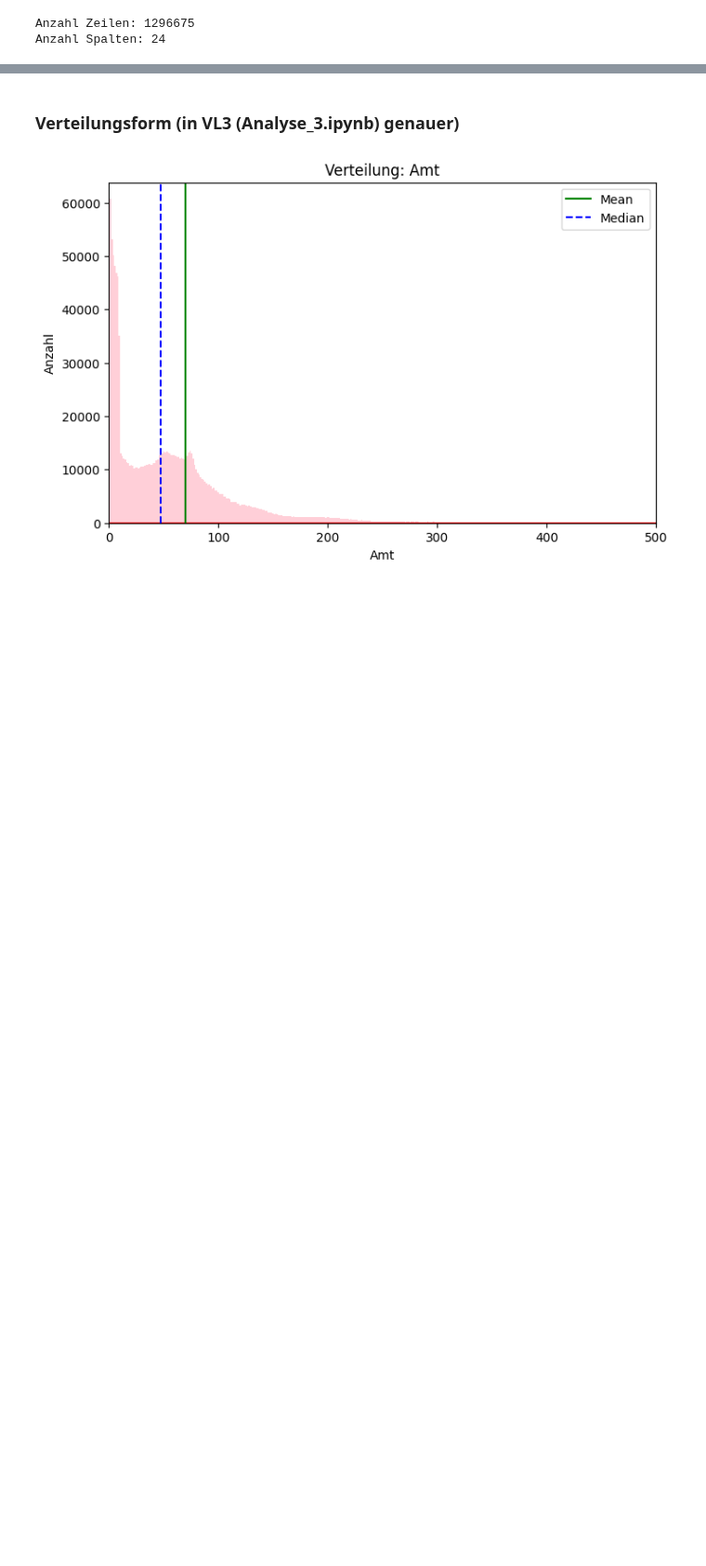
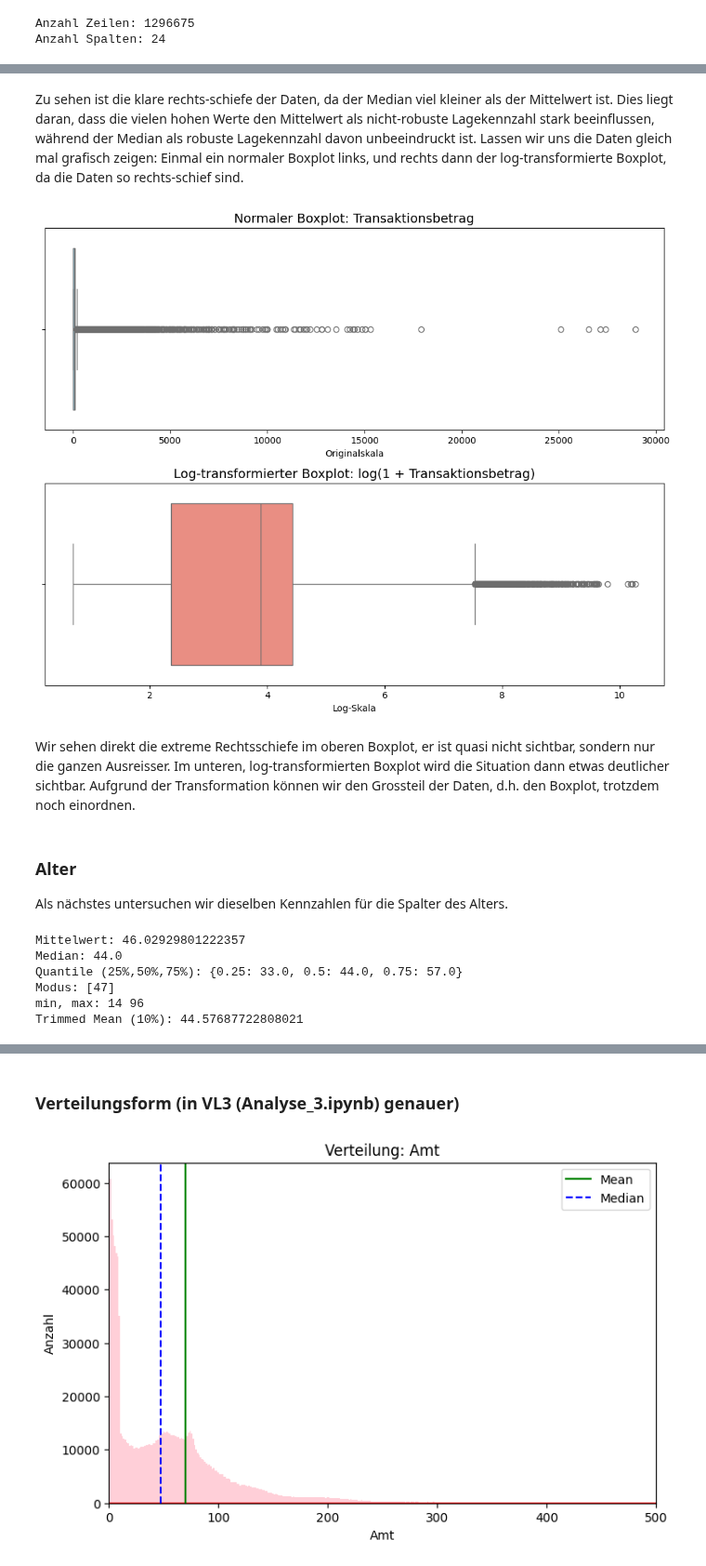
Before and after one commit to philethaler/Statistik-Datenbank, a Jupyter notebook: Analyse_2.ipynb, the cells around one changed output, grey strips where cells are left out. Shown at 93% size. Cells and saved outputs as stored; diff of their text form; code cells hidden in the pictures; blank space fills up the shorter version.

```diff
--- a/Analyse_2.ipynb
+++ b/Analyse_2.ipynb
@@ -32,14 +40,13 @@ Anzahl Spalten: 24
 # %%
-# Beispiel: Prevalence Rate (%)
-s = ds["amt"].dropna()
+amt = ds["amt"].dropna()
 
-print("Mittelwert:", s.mean())
-print("Median:", s.median())
-print("Quantile (25%,50%,75%):", s.quantile([0.25,0.5,0.75]).to_dict())
-print("Modus:", s.mode().tolist())
-print("min, max:", s.min(), s.max())
+print("Mittelwert:", amt.mean())
+print("Median:", amt.median())
+print("Quantile (25%,50%,75%):", amt.quantile([0.25,0.5,0.75]).to_dict())
+print("Modus:", amt.mode().tolist())
+print("min, max:", amt.min(), amt.max())
 
-q_low, q_high = s.quantile(0.1), s.quantile(0.9)
-trimmed = s[(s >= q_low) & (s <= q_high)].mean()
+q_low, q_high = amt.quantile(0.1), amt.quantile(0.9)
+trimmed = amt[(amt >= q_low) & (amt <= q_high)].mean()
 print("Trimmed Mean (10%):", trimmed)
 # %% [output]
@@ -51,0 +59,51 @@ Trimmed Mean (10%): 49.832946291234734
+# %% [markdown]
+Zu sehen ist die klare rechts-schiefe der Daten, da der Median viel kleiner als der Mittelwert ist. Dies liegt daran, dass die vielen hohen Werte den Mittelwert als nicht-robuste Lagekennzahl stark beeinflussen, während der Median als robuste Lagekennzahl davon unbeeindruckt ist. Lassen wir uns die Daten gleich mal grafisch zeigen: Einmal ein normaler Boxplot links, und rechts dann der log-transformierte Boxplot, da die Daten so rechts-schief sind.
+# %%
+fig, (ax1, ax2) = plt.subplots(2, 1, figsize=(10, 8))
+
+sns.boxplot(x=amt, ax=ax1, color='skyblue')
+ax1.set_title(f'Normaler Boxplot: Transaktionsbetrag', fontsize=14)
+ax1.set_xlabel('Originalskala')
+
+# --- Plot 2: Log-transformiert ---
+# Wir nutzen log1p (log(1+x)), um Probleme mit 0-Werten zu vermeiden
+sns.boxplot(x=np.log1p(amt), ax=ax2, color='salmon')
+ax2.set_title(f'Log-transformierter Boxplot: log(1 + Transaktionsbetrag)', fontsize=14)
+ax2.set_xlabel('Log-Skala')
+
+# Layout optimieren
+plt.tight_layout()
+plt.show()
+# %% [output]
+[figure, added]
+# %% [markdown]
+Wir sehen direkt die extreme Rechtsschiefe im oberen Boxplot, er ist quasi nicht sichtbar, sondern nur die ganzen Ausreisser. Im unteren, log-transformierten Boxplot wird die Situation dann etwas deutlicher sichtbar. Aufgrund der Transformation können wir den Grossteil der Daten, d.h. den Boxplot, trotzdem noch einordnen.
+# %% [markdown]
+### Alter
+
+Als nächstes untersuchen wir dieselben Kennzahlen für die Spalter des Alters.
+# %%
+ds['dob'] = pd.to_datetime(ds['dob'])
+ds['trans_date_trans_time'] = pd.to_datetime(ds['trans_date_trans_time'])
+
+# 2. Alter berechnen (Differenz der Jahre)
+ds['age'] = ds['trans_date_trans_time'].dt.year - ds['dob'].dt.year
+
+age = ds["age"].dropna()
+
+print("Mittelwert:", age.mean())
+print("Median:", age.median())
+print("Quantile (25%,50%,75%):", age.quantile([0.25,0.5,0.75]).to_dict())
+print("Modus:", age.mode().tolist())
+print("min, max:", age.min(), age.max())
+
+q_low, q_high = age.quantile(0.1), age.quantile(0.9)
+trimmed = age[(age >= q_low) & (age <= q_high)].mean()
+print("Trimmed Mean (10%):", trimmed)
+# %% [output]
+Mittelwert: 46.02929801222357
+Median: 44.0
+Quantile (25%,50%,75%): {0.25: 33.0, 0.5: 44.0, 0.75: 57.0}
+Modus: [47]
+min, max: 14 96
+Trimmed Mean (10%): 44.57687722808021
```
Also changed, not shown: parts of 48 cells of this notebook.
